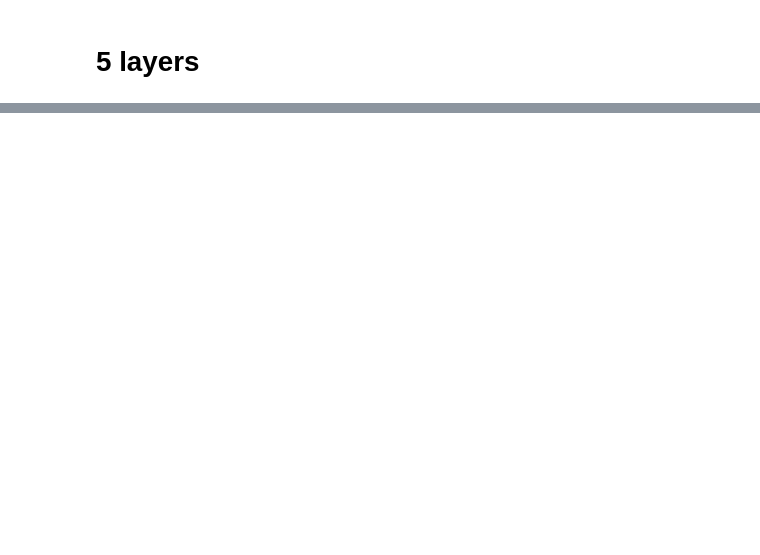
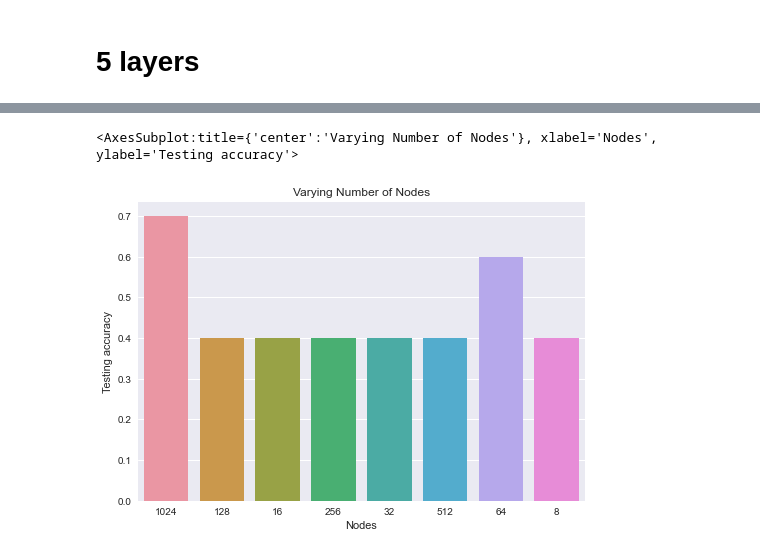
Before and after one commit to jatingupta-2000/DL-Labs, a Jupyter notebook: E18CSE140_DL_Lab4.ipynb, the cells around one changed output, grey strips where cells are left out. Cells and saved outputs as stored; diff of their text form; code cells hidden in the pictures; blank space fills up the shorter version.

```diff
--- a/E18CSE140_DL_Lab4.ipynb
+++ b/E18CSE140_DL_Lab4.ipynb
@@ -879,3 +807,12 @@ plt.show()
+# %%
+import seaborn as sns
+plt.title("Varying Number of Nodes")
+plt.xlabel('Nodes')
+plt.ylabel('Testing accuracy')
+sns.barplot(nodes,testaccnodes)
+# %% [output]
+<AxesSubplot:title={'center':'Varying Number of Nodes'}, xlabel='Nodes', ylabel='Testing accuracy'>
+[figure, added]
 # %%
 plt.xlabel('Nodes')
 plt.ylabel('Time (in seconds)')
```
Also changed, not shown: parts of 59 cells of this notebook.
